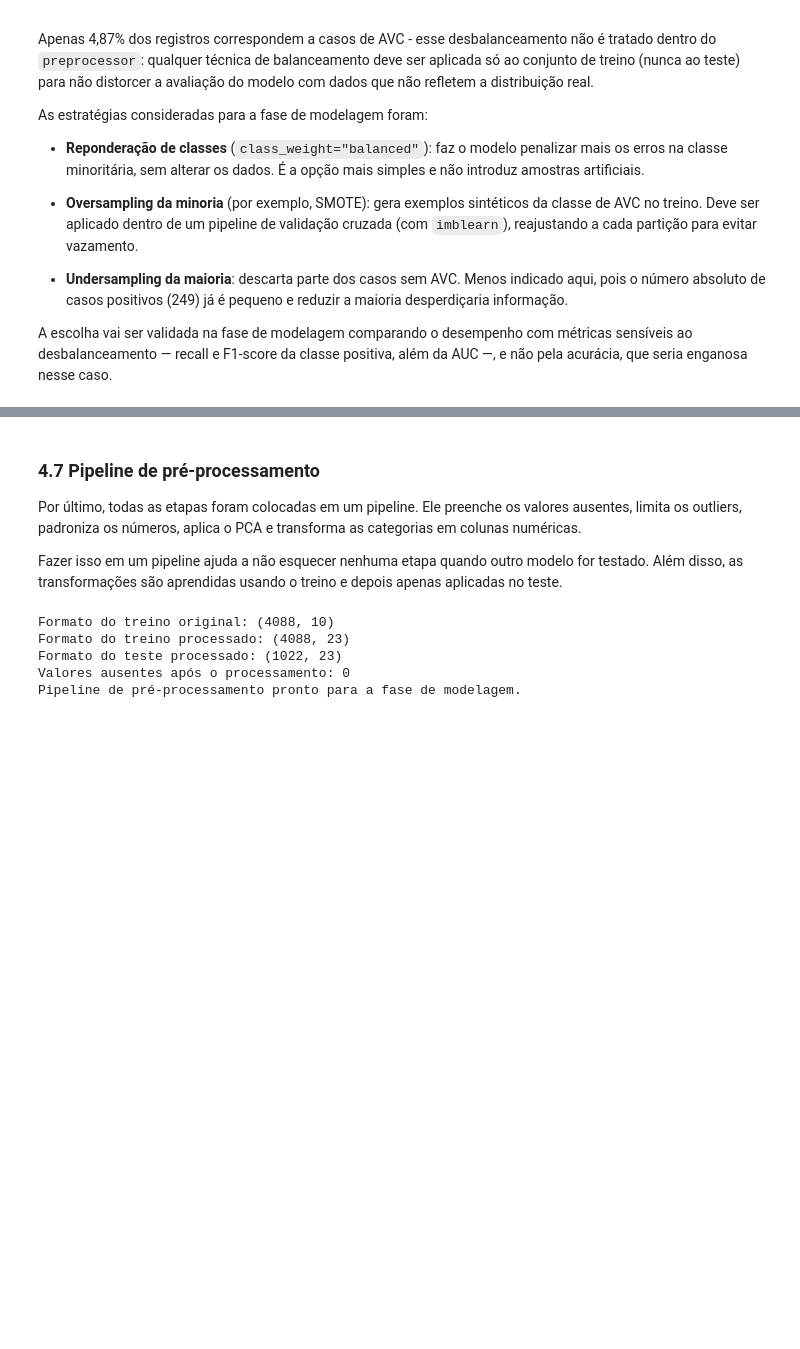
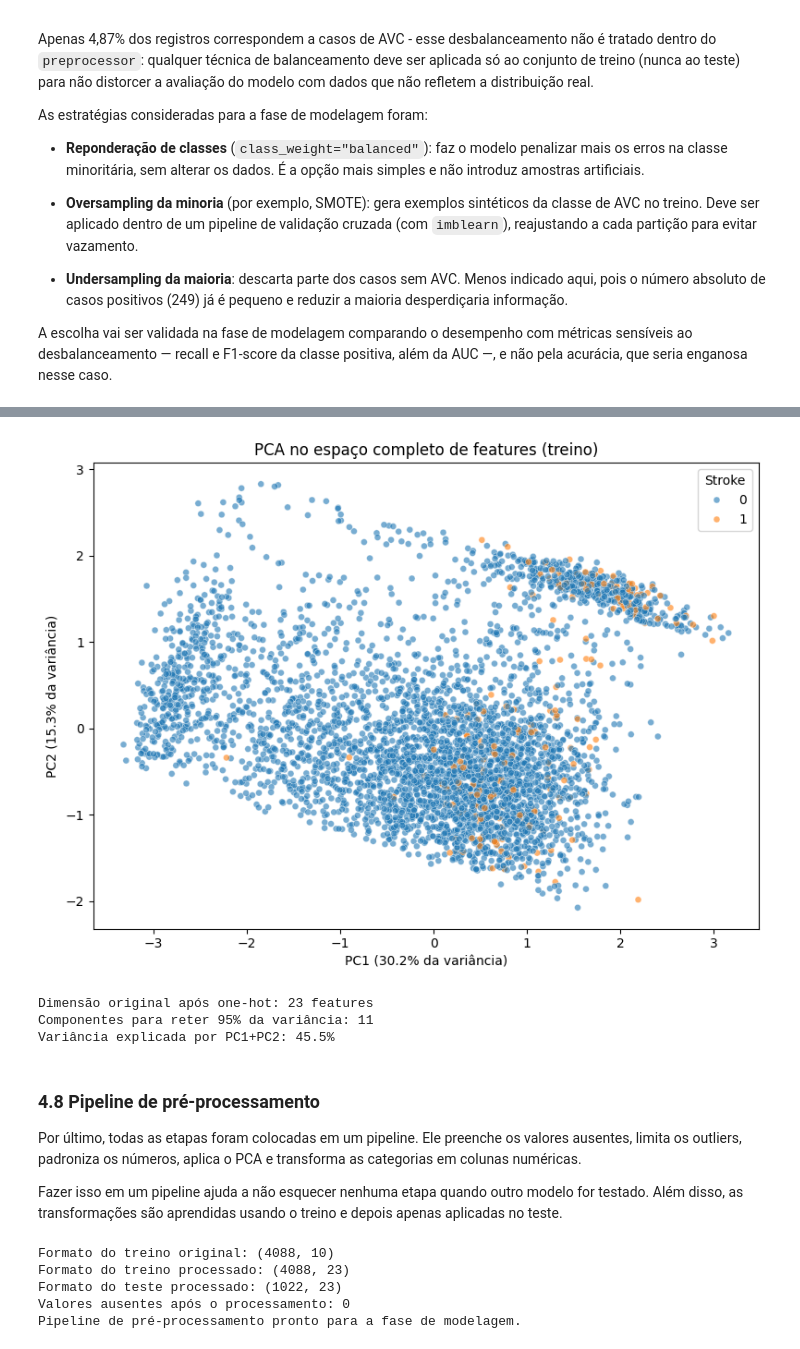
Before and after one commit to carolinaoamorim/StrokePrediction-EDA, a Jupyter notebook: StrokePrediction.ipynb, the cells around one changed output, grey strips where cells are left out. Drawn from its saved outputs; the diff is of its cells as text; code cells hidden in the pictures; blank space fills up the shorter version.

```diff
--- a/StrokePrediction.ipynb
+++ b/StrokePrediction.ipynb
@@ -629,5 +637,50 @@ A escolha vai ser validada na fase de modelagem comparando o desempenho com mét
+# %%
+# Usamos um preprocessador paralelo sem o PCA interno das numéricas, para não reduzir duas vezes.
+
+num_sem_pca = Pipeline(steps=[
+    ("imputer", SimpleImputer(strategy="median")),
+    ("outliers", IQRClipper(factor=1.5)),
+    ("scaler", StandardScaler()),
+])
+cat_pipe = Pipeline(steps=[
+    ("imputer", SimpleImputer(strategy="most_frequent")),
+    ("onehot", OneHotEncoder(handle_unknown="ignore")),
+])
+prep_full = ColumnTransformer(transformers=[
+    ("numericas", num_sem_pca, continuous_features),
+    ("categoricas", cat_pipe, categorical_features),
+])
+
+X_train_full = prep_full.fit_transform(X_train, y_train)
+X_train_full = X_train_full.toarray() if hasattr(X_train_full, "toarray") else X_train_full
+
+pca_full = PCA(n_components=2, random_state=RANDOM_STATE)
+train_pca_full = pca_full.fit_transform(X_train_full)
+
+pca_full_df = pd.DataFrame(train_pca_full, columns=["PC1", "PC2"], index=X_train.index)
+pca_full_df[TARGET] = y_train.values
+
+plt.figure(figsize=(8, 6))
+sns.scatterplot(data=pca_full_df, x="PC1", y="PC2", hue=TARGET, alpha=0.6, s=25)
+plt.title("PCA no espaço completo de features (treino)")
+plt.xlabel(f"PC1 ({pca_full.explained_variance_ratio_[0]:.1%} da variância)")
+plt.ylabel(f"PC2 ({pca_full.explained_variance_ratio_[1]:.1%} da variância)")
+plt.legend(title="Stroke")
+plt.tight_layout()
+plt.show()
+
+# Quantas componentes seriam necessárias para reter 95% da variância neste espaço ampliado
+pca_var = PCA(n_components=0.95, random_state=RANDOM_STATE).fit(X_train_full)
+print(f"Dimensão original após one-hot: {X_train_full.shape[1]} features")
+print(f"Componentes para reter 95% da variância: {pca_var.n_components_}")
+print(f"Variância explicada por PC1+PC2: {pca_full.explained_variance_ratio_[:2].sum():.1%}")
+# %% [output]
+[figure, added]
+Dimensão original após one-hot: 23 features
+Componentes para reter 95% da variância: 11
+Variância explicada por PC1+PC2: 45.5%
 # %% [markdown]
-### 4.7 Pipeline de pré-processamento
+### 4.8 Pipeline de pré-processamento
 
 Por último, todas as etapas foram colocadas em um pipeline. Ele preenche os valores ausentes, limita os outliers, padroniza os números, aplica o PCA e transforma as categorias em colunas numéricas.
 
```
Also changed, not shown: parts of 4 cells of this notebook.
